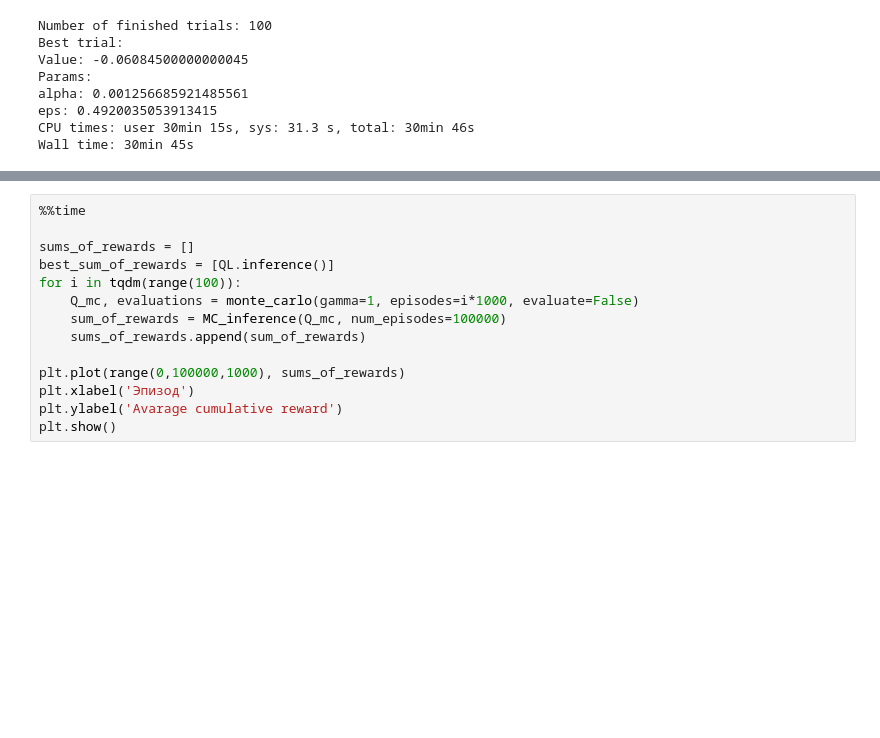
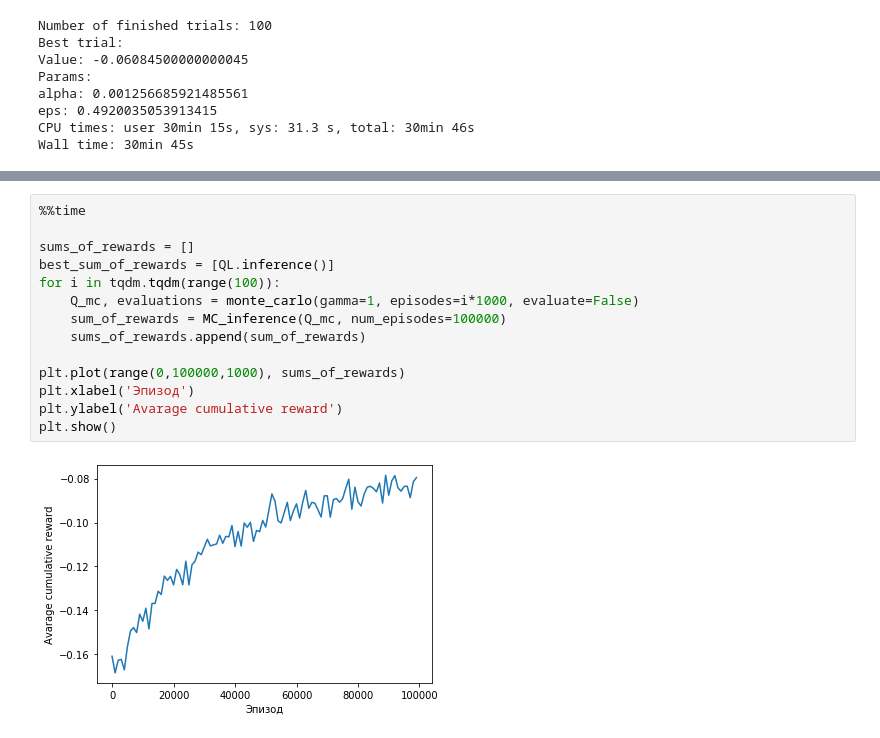
Before and after one commit to SnetkovR/adv-dl, a Jupyter notebook: hw-1.ipynb, the cells around one changed output, grey strips where cells are left out. Saved outputs shown, nothing was run; the diff lists cells and outputs as text; blank space fills up the shorter version.

```diff
--- a/hw-1.ipynb
+++ b/hw-1.ipynb
@@ -793,14 +798,16 @@ plt.show()
 # %%
 %%time
 
 sums_of_rewards = []
 best_sum_of_rewards = [QL.inference()]
-for i in tqdm(range(100)):
+for i in tqdm.tqdm(range(100)):
     Q_mc, evaluations = monte_carlo(gamma=1, episodes=i*1000, evaluate=False)
     sum_of_rewards = MC_inference(Q_mc, num_episodes=100000)
     sums_of_rewards.append(sum_of_rewards)
 
 plt.plot(range(0,100000,1000), sums_of_rewards)
 plt.xlabel('Эпизод')
 plt.ylabel('Avarage cumulative reward')
 plt.show()
+# %% [output]
+[figure, added]
```
Also changed, not shown: parts of 3 cells of this notebook.
